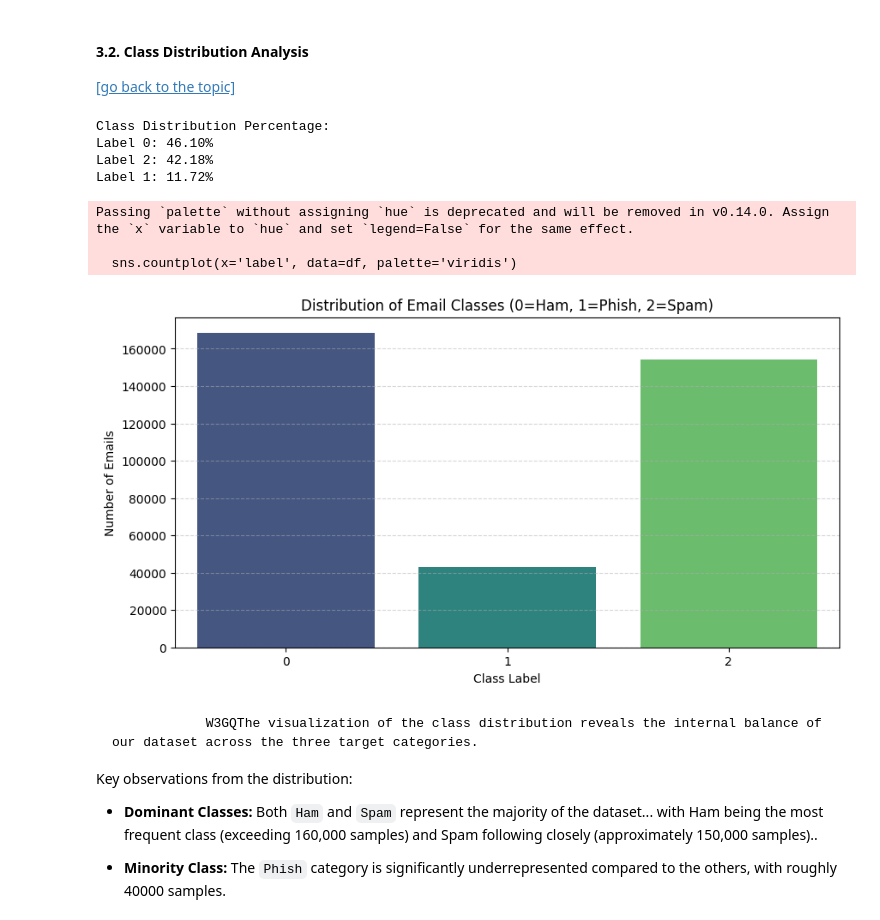
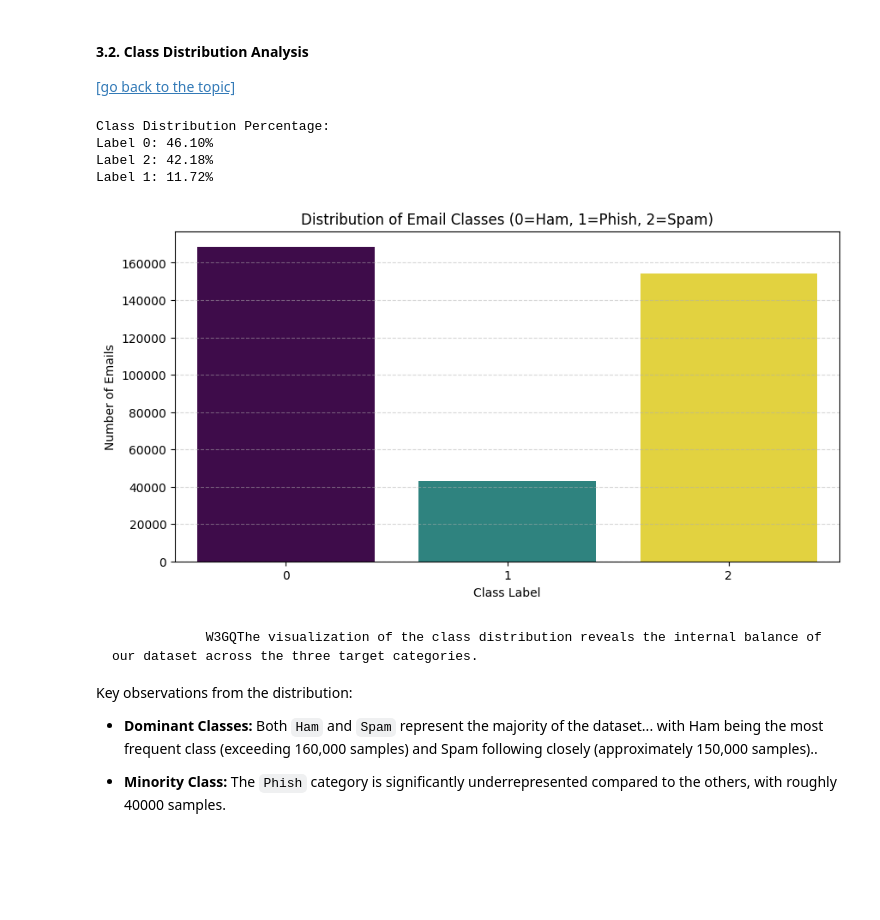
Before and after one commit to Alejandro-131004/Natural-Language-Processing, a Jupyter notebook: Project.ipynb, the cells around one changed output. Cells and saved outputs as stored; diff of their text form; code cells hidden in the pictures; blank space fills up the shorter version.

```diff
--- a/Project.ipynb
+++ b/Project.ipynb
@@ -357,28 +357,25 @@ This confirms that no data was lost, truncated, or misaligned during the loading
 # %%
 # Calculate percentages for the report
 class_pct = df['label'].value_counts(normalize=True) * 100
 
 print("Class Distribution Percentage:")
 for label, pct in class_pct.items():
     print(f"Label {label}: {pct:.2f}%")
 
 # Visualization: Bar Plot
 plt.figure(figsize=(10, 5))
-sns.countplot(x='label', data=df, palette='viridis')
+sns.countplot(x='label', data=df, hue='label', palette='viridis', legend=False)
 plt.title('Distribution of Email Classes (0=Ham, 1=Phish, 2=Spam)')
 plt.xlabel('Class Label')
 plt.ylabel('Number of Emails')
 plt.grid(axis='y', linestyle='--', alpha=0.5)
 plt.show()
 # %% [output]
 Class Distribution Percentage:
 Label 0: 46.10%
 Label 2: 42.18%
 Label 1: 11.72%
-Passing `palette` without assigning `hue` is deprecated and will be removed in v0.14.0. Assign the `x` variable to `hue` and set `legend=False` for the same effect.
-
-  sns.countplot(x='label', data=df, palette='viridis')
-[figure, old version]
+[figure, new version]
 # %% [markdown]
                 W3GQThe visualization of the class distribution reveals the internal balance of our dataset across the three target categories.
 
```
Also changed, not shown: parts of 1 cell of this notebook, 1 other file.
